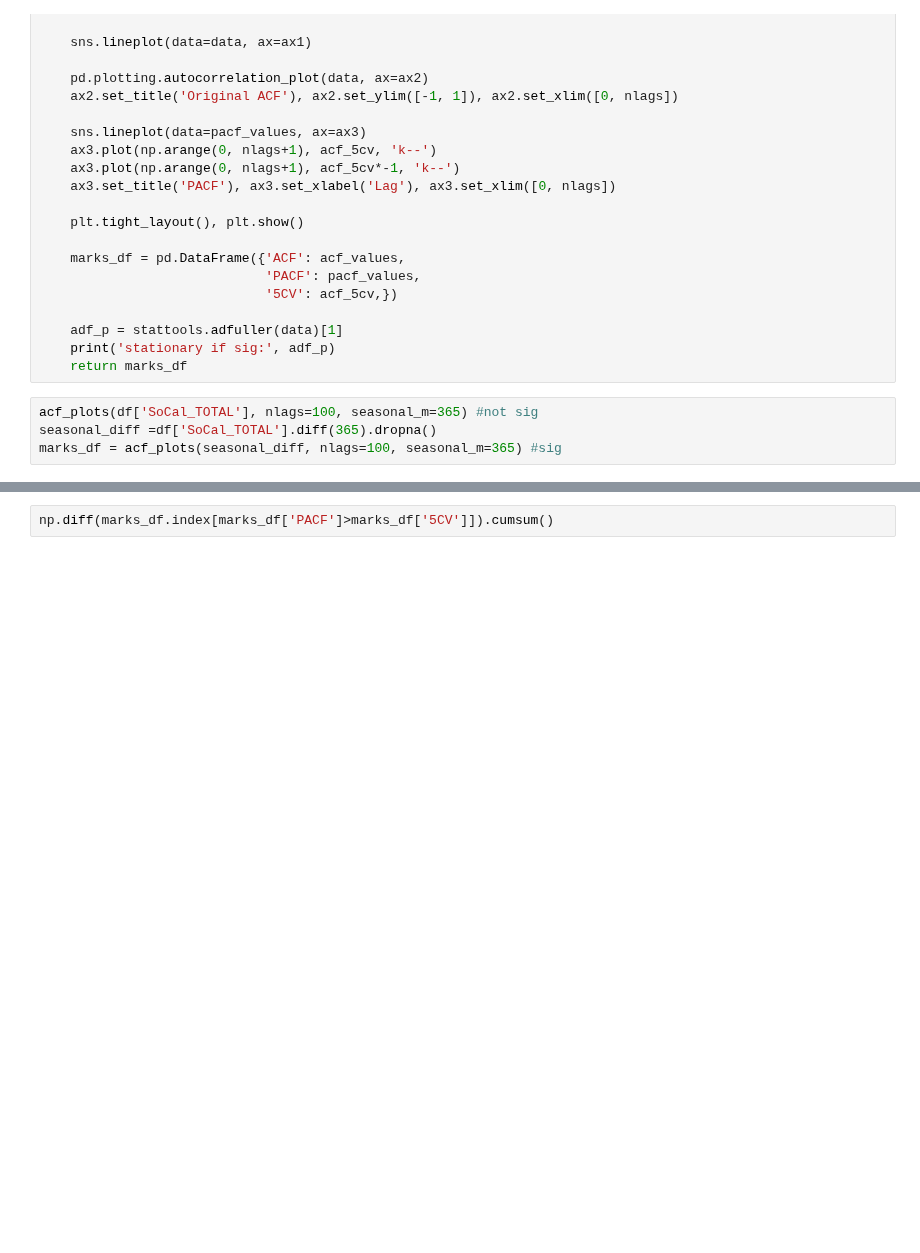
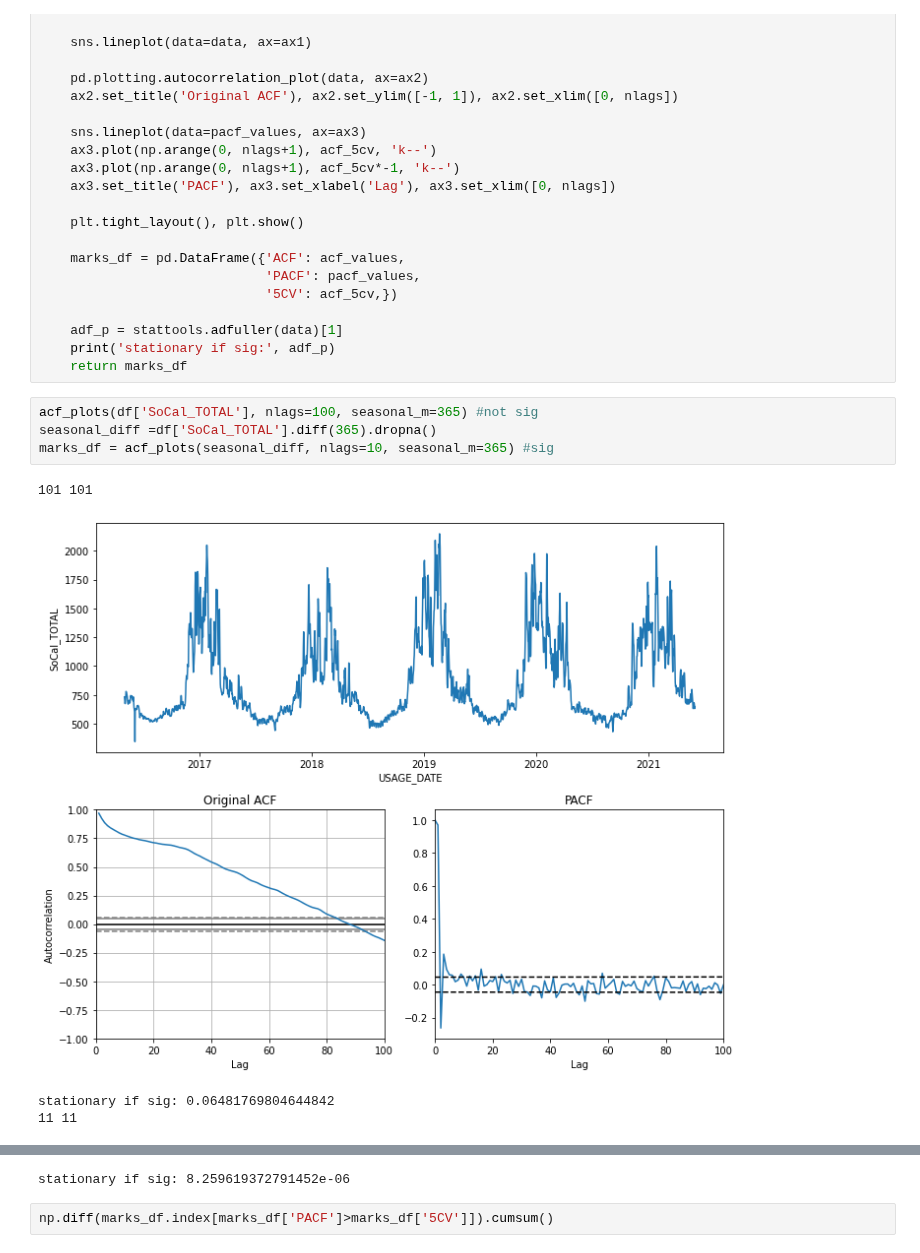
Before and after one commit to jacheung/bookshelf, a Jupyter notebook: Forecasting_101/forecasting-arima.ipynb, the cells around one changed output, grey strips where cells are left out. Saved outputs shown, nothing was run; the diff lists cells and outputs as text; blank space fills up the shorter version.

```diff
--- a/Forecasting_101/forecasting-arima.ipynb
+++ b/Forecasting_101/forecasting-arima.ipynb
@@ -190,4 +206,9 @@ def acf_plots(data, nlags, seasonal_m):
 # %%
 acf_plots(df['SoCal_TOTAL'], nlags=100, seasonal_m=365) #not sig
 seasonal_diff =df['SoCal_TOTAL'].diff(365).dropna()
-marks_df = acf_plots(seasonal_diff, nlags=100, seasonal_m=365) #sig
+marks_df = acf_plots(seasonal_diff, nlags=10, seasonal_m=365) #sig
+# %% [output]
+101 101
+[figure, added]
+stationary if sig: 0.06481769804644842
+11 11
@@ -194,3 +216,4 @@ marks_df = acf_plots(seasonal_diff, nlags=100, seasonal_m=365) #sig
+stationary if sig: 8.259619372791452e-06
 # %%
 np.diff(marks_df.index[marks_df['PACF']>marks_df['5CV']]).cumsum()
 # %%
```
Also changed, not shown: parts of 7 cells of this notebook.
